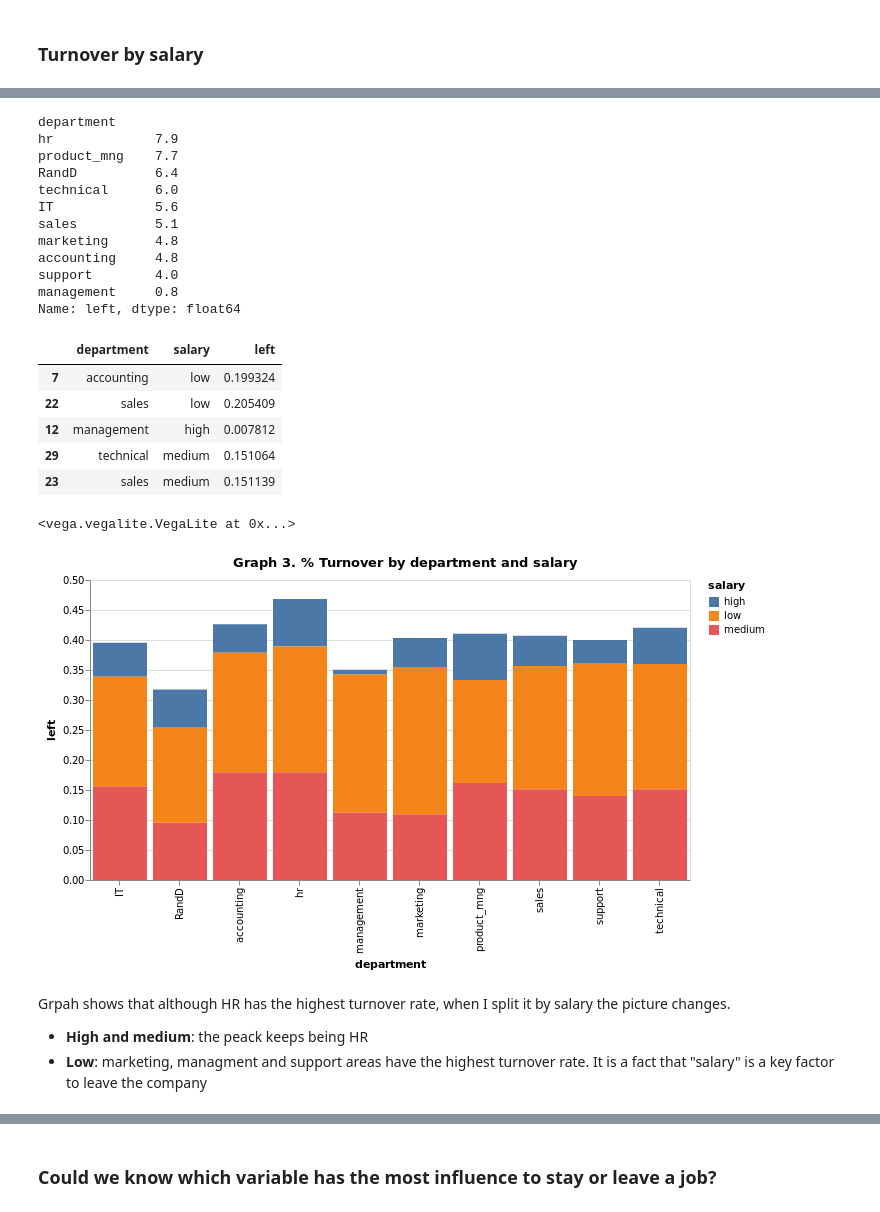
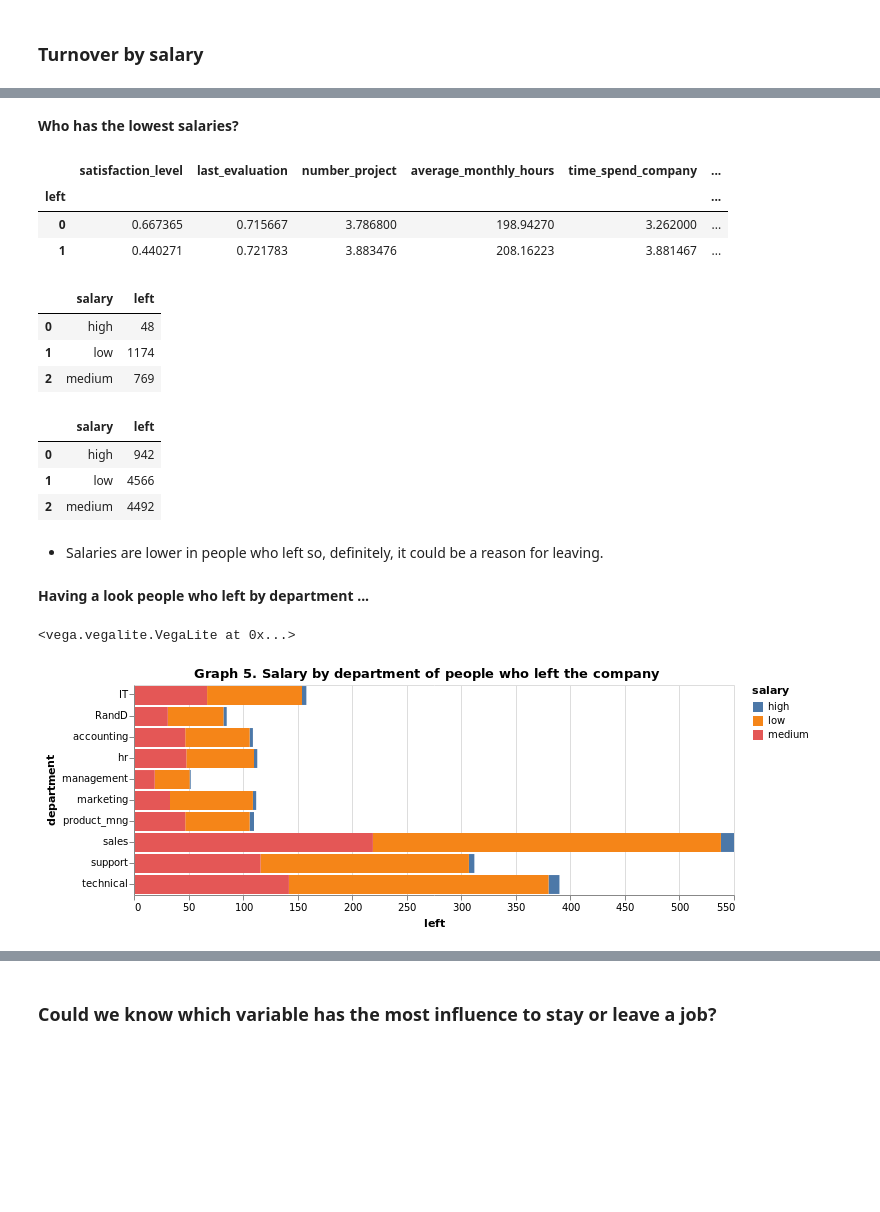
Before and after one commit to MariaGamero/TFM-ReasonsforEmployeeTurnover, a Jupyter notebook: 0.DataScrubbing.ipynb, the cells around one changed output, grey strips where cells are left out. Cells and saved outputs as stored; diff of their text form; code cells hidden in the pictures; blank space fills up the shorter version.

```diff
--- a/0.DataScrubbing.ipynb
+++ b/0.DataScrubbing.ipynb
@@ -159,3 +156,0 @@ __Transformation to numeric__:  Salary Column
-# %%
-hr_renamed['salary_numeric'] = hr_renamed['salary'].map({'low': 1, 'medium': 2, 'high':3})
-hr_renamed.head()
@@ -344,27 +312,10 @@ Name: left, dtype: float64
-# %%
-high = round((hr_no_dupl[hr_no_dupl['salary']=='high'].groupby('department')['left'].mean()*100).sort_values(ascending=False),1)
-high
-# %% [output]
-department
-hr             7.9
-product_mng    7.7
-RandD          6.4
-technical      6.0
-IT             5.6
-sales          5.1
-marketing      4.8
-accounting     4.8
-support        4.0
-management     0.8
-Name: left, dtype: float64
-# %%
-#all together:
-salary_by_department = hr_no_dupl.groupby(['department',"salary"])['left'].mean().reset_index().sort_values(by='left')
-salary_by_department.sample(5)
-# %% [output]
-|  | department | salary | left |
-| 7 | accounting | low | 0.199324 |
-| 22 | sales | low | 0.205409 |
-| 12 | management | high | 0.007812 |
-| 29 | technical | medium | 0.151064 |
-| 23 | sales | medium | 0.151139 |
+# %% [markdown]
+__Who has the lowest salaries?__
+# %%
+#There are two well differenciated groups of employees
+hr_no_dupl.groupby('left').mean()
+# %% [output]
+|  | satisfaction_level | last_evaluation | number_project | average_monthly_hours | time_spend_company | ... |
+| left |  |  |  |  |  | ... |
+| 0 | 0.667365 | 0.715667 | 3.786800 | 198.94270 | 3.262000 | ... |
+| 1 | 0.440271 | 0.721783 | 3.883476 | 208.16223 | 3.881467 | ... |
@@ -371,20 +326,32 @@ salary_by_department.sample(5)
+# %%
+#salaries of people who left
+people_who_leave.groupby('salary')['left'].count().reset_index()
+# %% [output]
+|  | salary | left |
+| 0 | high | 48 |
+| 1 | low | 1174 |
+| 2 | medium | 769 |
+# %%
+#salaries of people who stay
+people_who_stay.groupby('salary')['left'].count().reset_index()
+# %% [output]
+|  | salary | left |
+| 0 | high | 942 |
+| 1 | low | 4566 |
+| 2 | medium | 4492 |
+# %% [markdown]
+* Salaries are lower in people who left so, definitely, it could be a reason for leaving.
+# %% [markdown]
+__Having a look people who left by department ...__
 # %%
-#graph:
-turnover_rate_by_salary_and_department=alt.Chart(salary_by_department).mark_bar().encode(
-    x="department:N",
-    y="left",
-    color="salary"
+alt.Chart(people_who_leave.groupby(['salary','department'])['left'].count().reset_index()).mark_bar().encode(
+    x="left",
+    y="department",
+    color='salary'
 ).properties(
-    title="Graph 3. % Turnover by department and salary",
+    title="Graph 5. Salary by department of people who left the company",
     width=600
 ).interactive()
-
-turnover_rate_by_salary_and_department
 # %% [output]
 <vega.vegalite.VegaLite at 0x...>
-[figure, old version]
+[figure, new version]
-# %% [markdown]
-Grpah shows that although HR has the highest turnover rate, when I split it by salary the picture changes.
-
-* __High and medium__: the peack keeps being HR
-* __Low__: marketing, managment and support areas have the highest turnover rate. It is a fact that "salary" is a key factor to leave the company
```
Also changed, not shown: parts of 31 cells of this notebook.
